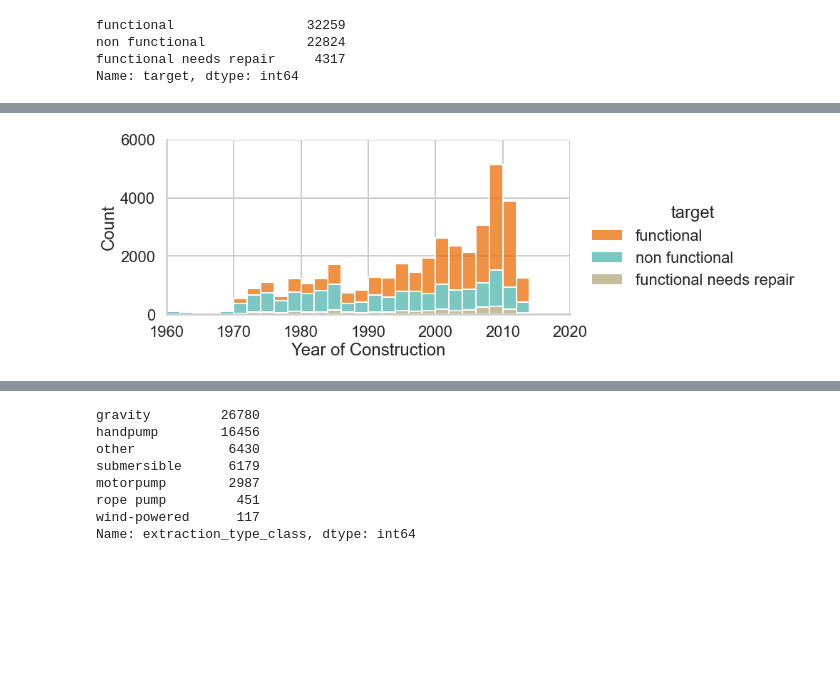
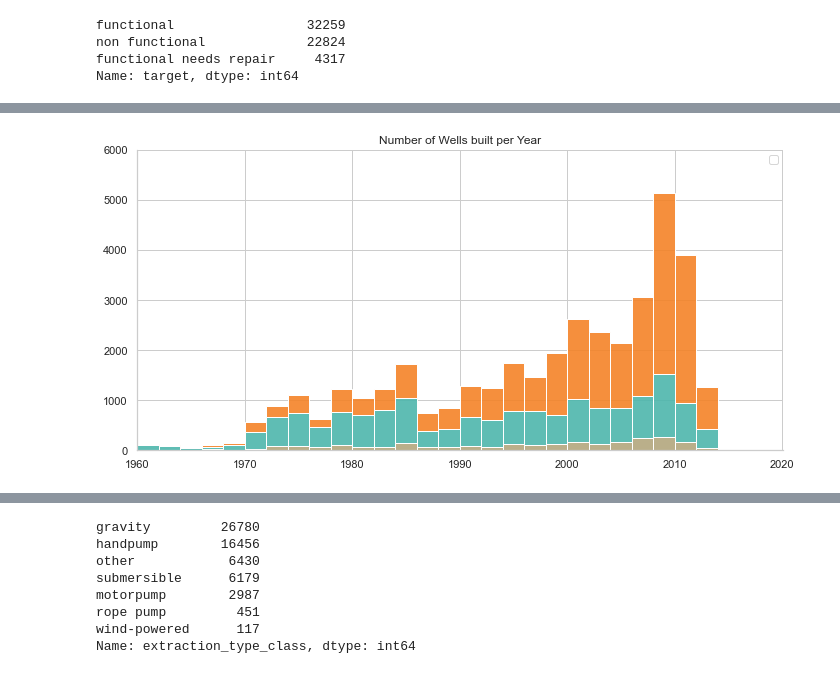
Before and after one commit to awyeh64/Tanzanian_Water_Well_Predictor, a Jupyter notebook: ayeh_eda.ipynb, the cells around one changed output, grey strips where cells are left out. Cells and saved outputs as stored; diff of their text form; code cells hidden in the pictures; blank space fills up the shorter version.

Commit message:
final visuals p2

```diff
--- a/ayeh_eda.ipynb
+++ b/ayeh_eda.ipynb
@@ -529,9 +539,12 @@ Name: target, dtype: int64
 # %%
 count = dv[dv.construction_year != 0]
-ax = sns.displot(data = count, x = 'construction_year', kind = 'hist', stat = 'count', hue = 'target', multiple = 'stack', binwidth = 2, element = 'bars', kde = False, palette = ppt_colors, aspect = 2)
-ax.set(xlabel = 'Year of Construction', ylabel = 'Count')
+
+ax = sns.displot(data = count, x = 'construction_year', kind = 'hist', stat = 'count', hue = 'target', multiple = 'stack', binwidth = 2, element = 'bars', kde = False, legend = False, palette = ['#f48328', '#4db6ac', '#b3a77d'], alpha = 0.9, aspect = 2)
+ax.set(xlabel = '', ylabel = '', title = 'Number of Wells built per Year')
+legend_labels = ['Functional', 'Non Functional', 'Functional needs Repair']
+plt.legend(handles, labels)
 plt.ylim(0,6000)
-plt.xlim(1960, 2020)
-plt.savefig('year vs count')
+plt.xlim(1960, 2020.1)
+plt.savefig('wells_per_year', dpi = 300, bbox_inches = 'tight')
 # %% [output]
-[figure, old version]
+[figure, new version]
```
Also changed, not shown: parts of 10 cells of this notebook.
